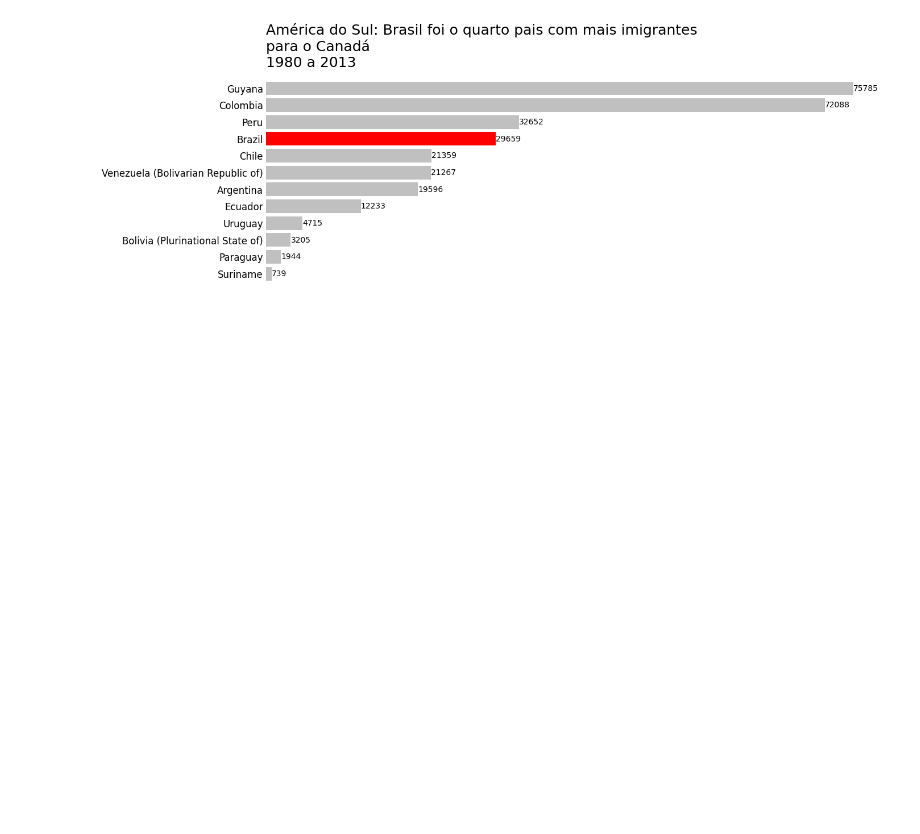
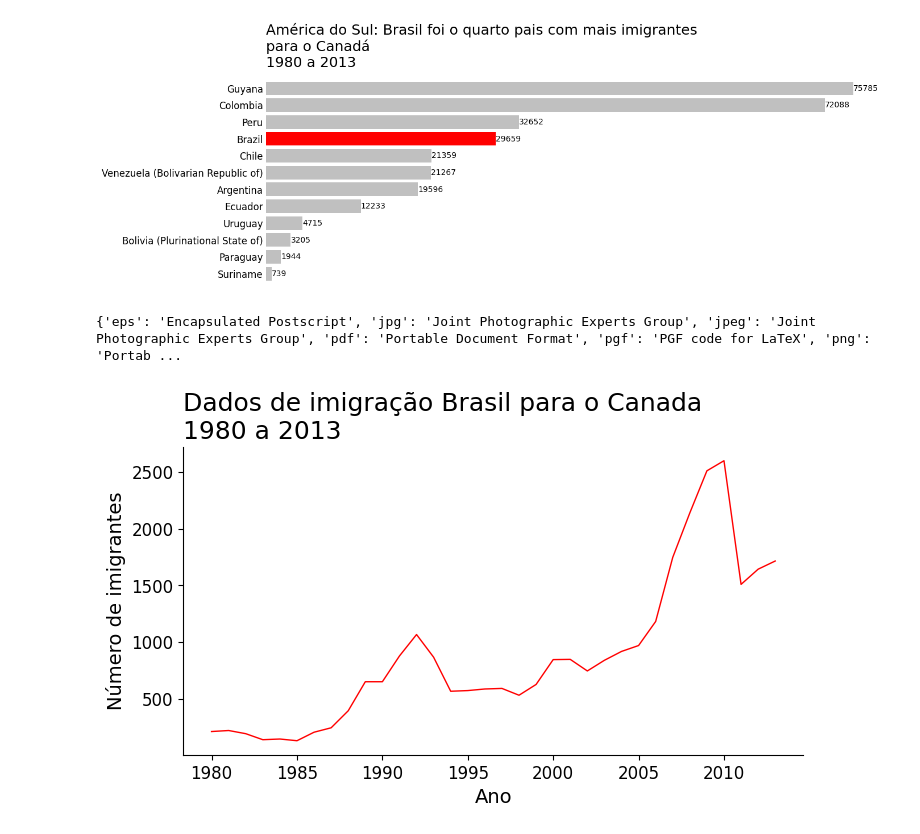
Before and after one commit to britovinicius1/review_pandas, a Jupyter notebook: data_viz/01.ipynb, the cells around one changed output. Drawn from its saved outputs; the diff is of its cells as text; code cells hidden in the pictures; blank space fills up the shorter version.

```diff
--- a/data_viz/01.ipynb
+++ b/data_viz/01.ipynb
@@ -388,3 +388,27 @@ ax.tick_params(axis='both', which='both', length=0)
 plt.show()
 # %% [output]
 [figure]
+# %%
+##salvando arquivos
+print(fig.canvas.get_supported_filetypes())
+# %% [output]
+{'eps': 'Encapsulated Postscript', 'jpg': 'Joint Photographic Experts Group', 'jpeg': 'Joint Photographic Experts Group', 'pdf': 'Portable Document Format', 'pgf': 'PGF code for LaTeX', 'png': 'Portab ...
+# %%
+fig, ax = plt.subplots(figsize=(8,4))
+ax.plot(df_brazil_df['ano'], df_brazil_df['imigrantes'], lw=1, color='r')
+#frequencia de 5 em 5
+ax.xaxis.set_major_locator(plt.MultipleLocator(5))
+ax.set_title('Dados de imigração Brasil para o Canada\n1980 a 2013', fontsize=18, loc='left')
+ax.set_xlabel('Ano', fontsize=14)
+ax.set_ylabel('Número de imigrantes', fontsize=14)
+ax.xaxis.set_tick_params(labelsize=12)
+ax.yaxis.set_tick_params(labelsize=12)
+ax.spines['top'].set_visible(False)
+ax.spines['right'].set_visible(False)
+# plt.grid(linestyle='--')
+
+fig.savefig('imigracao_brasil_canada.png', transparent=False, dpi=300, bbox_inches='tight')
+
+plt.show()
+# %% [output]
+[figure, added]
```
Also changed, not shown: parts of 1 cell of this notebook, 3 other files.
